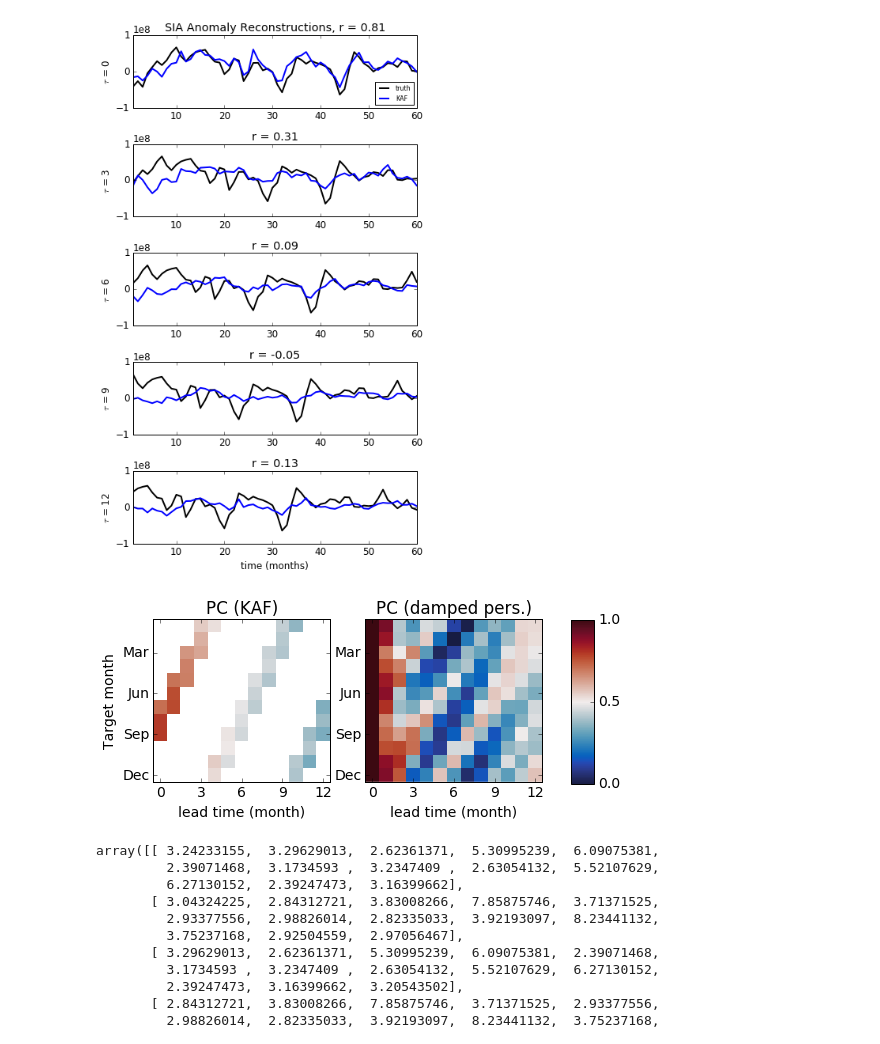
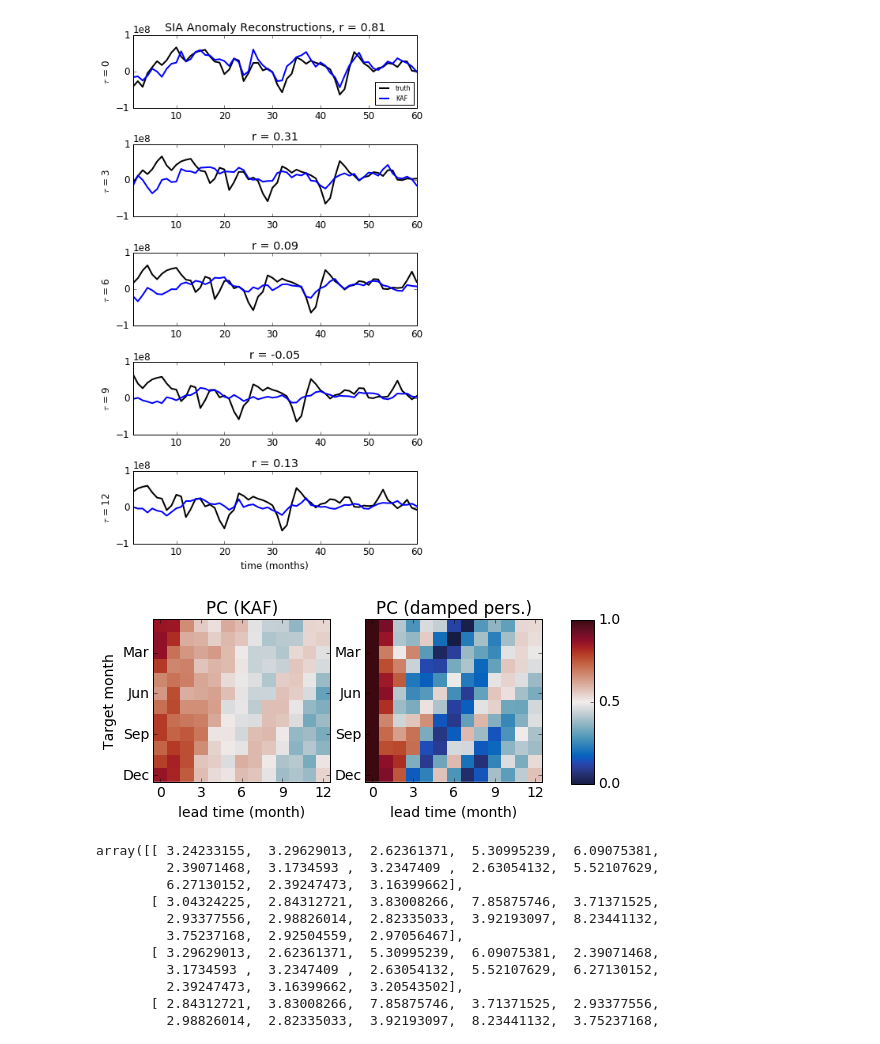
Before and after one commit to darincomeau/KAF_ASIA, a Jupyter notebook: make_figures_revision.ipynb, the cells around one changed output. Drawn from its saved outputs; the diff is of its cells as text; code cells hidden in the pictures.

```diff
--- a/make_figures_revision.ipynb
+++ b/make_figures_revision.ipynb
@@ -282,7 +282,7 @@ if dampedP == 1:
     pred_pcTMP = dataPredICA['pred_pcTMDP']
 else:
     pred_pcTMP = dataPredICA['pred_pcTMP']
-std_truthTM = dataPredICA['std_truthTM']
+std_truthTM = abs(dataPredICA['std_truthTM'])
 
 # mask out small variances
 pred_pcTM[std_truthTM < std_thresh] = np.nan
@@ -299,34 +299,34 @@ plt.subplot(121)
 plt.imshow(pred_pcTM,
            cmap=cmocean.cm.balance,
            clim=(0, 1),
            interpolation='none')
 yLabels = ['Mar', 'Jun', 'Sep', 'Dec']
 yLabelsN = ['M', 'J', 'S', 'D']
 plt.yticks((2, 5, 8, 11), yLabels)
 plt.ylabel('Target month')
 plt.xticks((0, 3, 6, 9, 12))
 plt.xlabel('lead time (month)')
 plt.title('PC (KAF)')
 plt.subplot(122)
 plt.imshow(pred_pcTMP,
            cmap=cmocean.cm.balance,
            clim=(0, 1),
            interpolation='none')
 plt.xticks((0, 3, 6, 9, 12))
 plt.xlabel('lead time (month)')
 plt.yticks((2, 5, 8, 11), yLabels)
 plt.title('PC (damped pers.)')
 
 plt.subplots_adjust(bottom=0.1, right=0.8, top=0.9)
 # cax = plt.axes([0.85, 0.3, 0.03, 0.4])
 # cax = plt.axes([0.85, 0.1, 0.075, 0.5])
 cax = plt.axes([0.85, 0.21, 0.04, 0.57])
 
 plt.colorbar(cax=cax, ticks=cTicks)
 fig.set_figwidth(8)
 plt.savefig(SAVE_DIR + 'Fig4.eps', format='eps', dpi=1200)
 # %% [output]
-[figure, old version]
+[figure, new version]
 # %%
 std_truthTM
 # %% [output]
```
Also changed, not shown: parts of 7 cells of this notebook, 2 other files.
